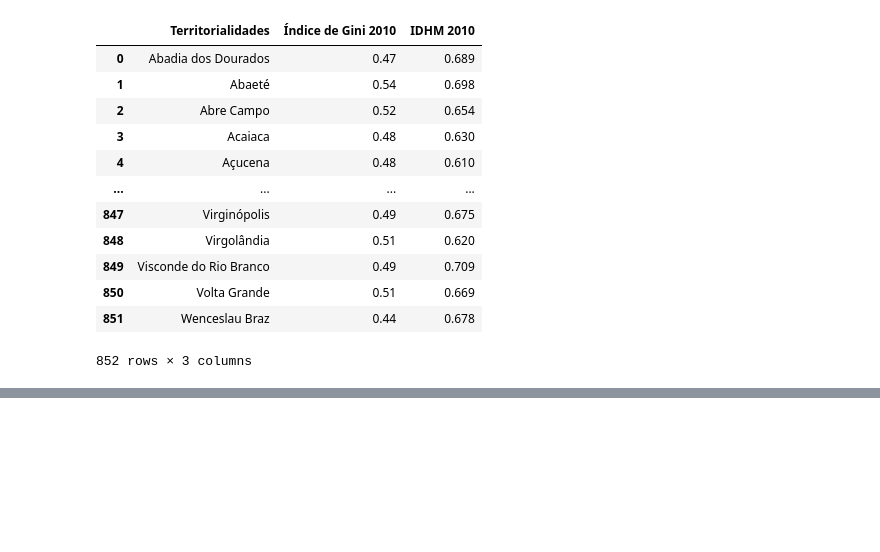
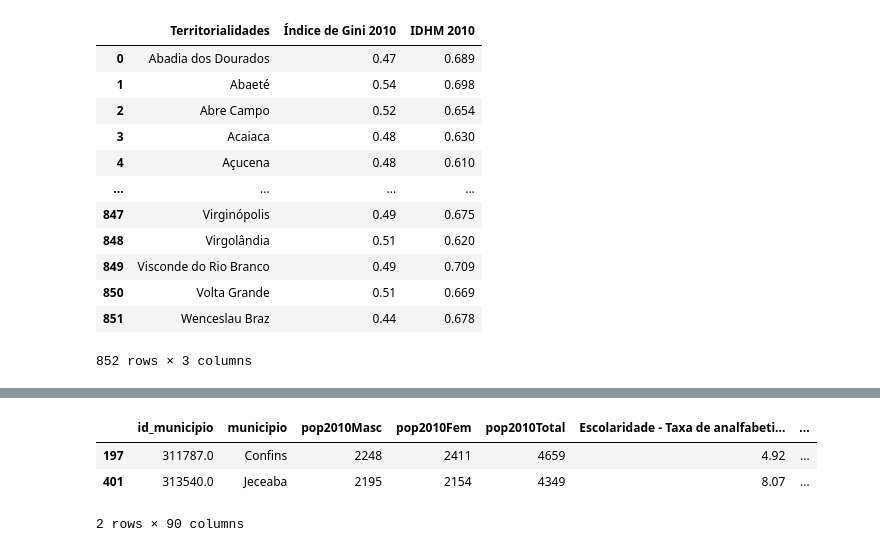
Before and after one commit to uai-ufmg/brumadinho37, a Jupyter notebook: Base Socioeconômica e Demográfica.ipynb, the cells around one changed output, grey strips where cells are left out. Cells and saved outputs as stored; diff of their text form; code cells hidden in the pictures; blank space fills up the shorter version.

```diff
--- a/Base Socioeconômica e Demográfica.ipynb
+++ b/Base Socioeconômica e Demográfica.ipynb
@@ -400,3 +433,10 @@ df["razaorenda - 1991"] = pd.to_numeric(df["razaorenda - 1991"], errors='coerce'
 df["razaorenda - 2000"] = pd.to_numeric(df["razaorenda - 2000"], errors='coerce')
 df["razaorenda - 2010"] = pd.to_numeric(df["razaorenda - 2010"], errors='coerce')
 df["Taxa_de_desemprego_16a_e+"] = pd.to_numeric(df["Taxa_de_desemprego_16a_e+"], errors='coerce')
+# %%
+df[df['Trabalho e renda - Taxa de emprego no setor formal - 2018'] > 100]
+# %% [output]
+|  | id_municipio | municipio | pop2010Masc | pop2010Fem | pop2010Total | Escolaridade - Taxa de analfabeti... | ... |
+| 197 | 311787.0 | Confins | 2248 | 2411 | 4659 | 4.92 | ... |
+| 401 | 313540.0 | Jeceaba | 2195 | 2154 | 4349 | 8.07 | ... |
+2 rows × 90 columns
```
Also changed, not shown: parts of 15 cells of this notebook, 23 other files.
